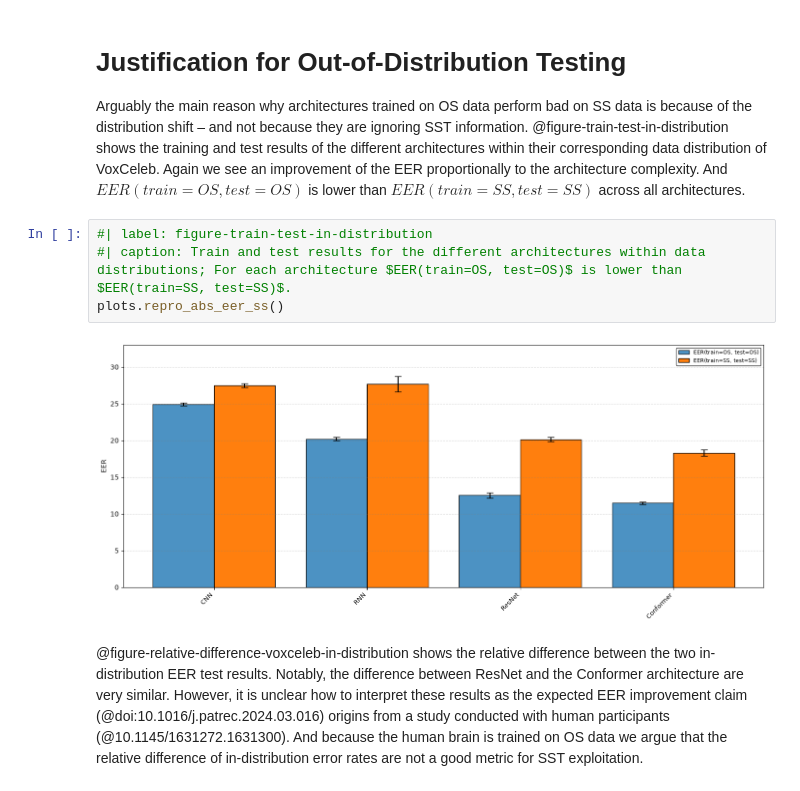
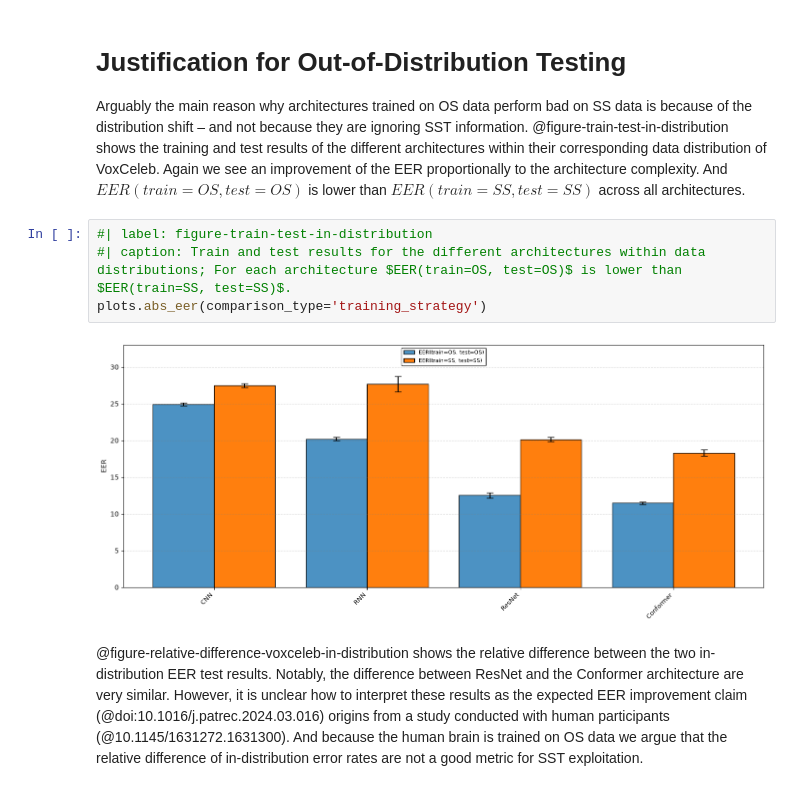
Before and after one commit to sage-diarization/Speaker-Recognition-Supra-Segmental-Temporal-Features, a Jupyter notebook: doc/speaker-verification.ipynb, the cells around one changed output. Saved outputs shown, nothing was run; the diff lists cells and outputs as text.

```diff
--- a/doc/speaker-verification.ipynb
+++ b/doc/speaker-verification.ipynb
@@ -70,9 +70,9 @@ Arguably the main reason why architectures trained on OS data perform bad on SS
 # %%
 #| label: figure-train-test-in-distribution
 #| caption: Train and test results for the different architectures within data distributions; For each architecture $EER(train=OS, test=OS)$ is lower than $EER(train=SS, test=SS)$.
-plots.repro_abs_eer_ss()
+plots.abs_eer(comparison_type='training_strategy')
 # %% [output]
-[figure, old version]
+[figure, new version]
 # %% [markdown]
 @figure-relative-difference-voxceleb-in-distribution shows the relative difference between the two in-distribution EER test results. Notably, the difference between ResNet and the Conformer architecture are very similar. However, it is unclear how to interpret these results as the expected EER improvement claim (@doi:10.1016/j.patrec.2024.03.016) origins from a study conducted with human participants (@10.1145/1631272.1631300). And because the human brain is trained on OS data we argue that the relative difference of in-distribution error rates are not a good metric for SST exploitation.
 # %%
```
Also changed, not shown: parts of 3 cells of this notebook, 1 other file.
